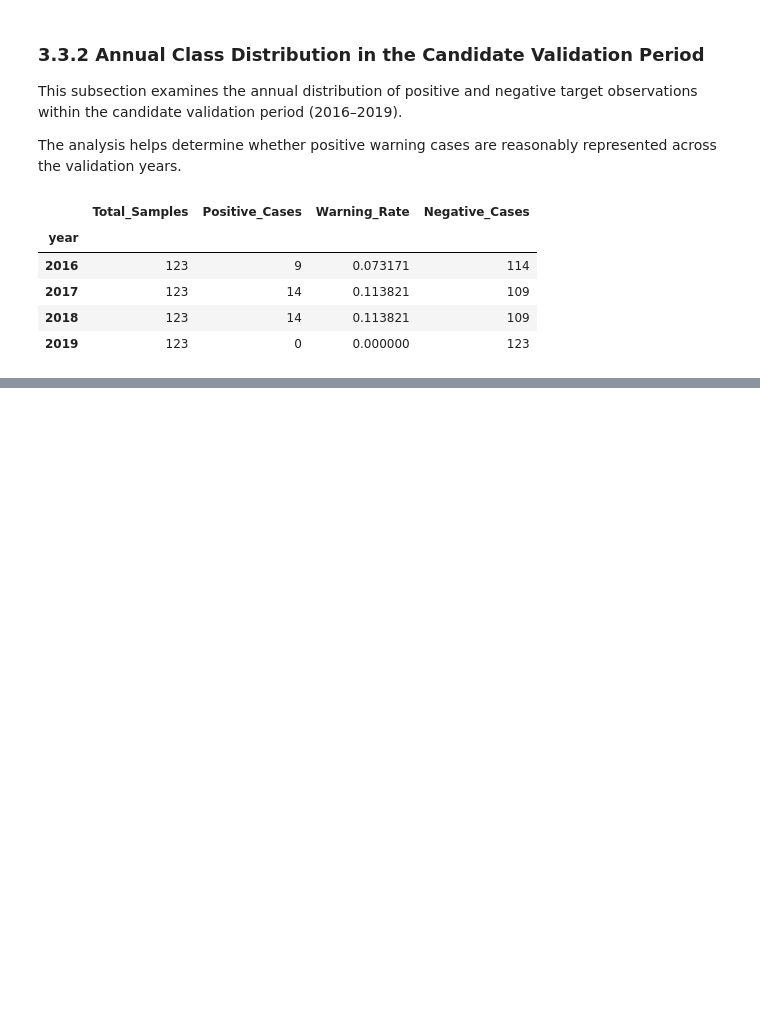
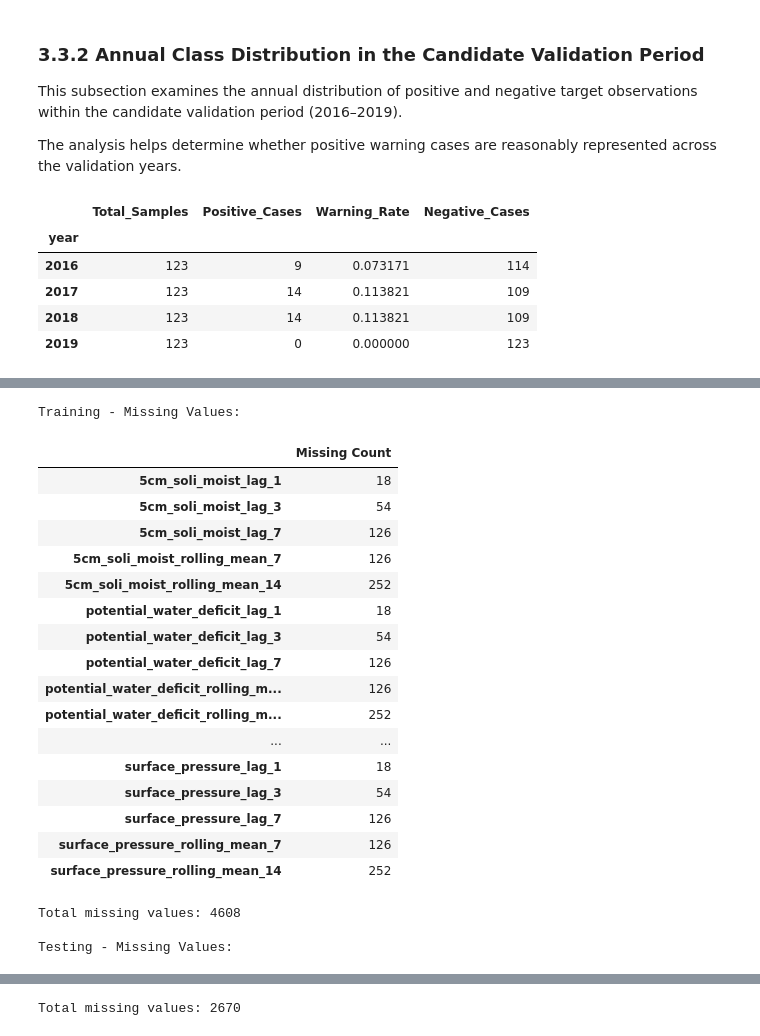
Before and after one commit to MosabOs/Dry-Spell-Prediction-ML, a Jupyter notebook: notebooks/03_data_preprocessing.ipynb, the cells around one changed output, grey strips where cells are left out. Saved outputs shown, nothing was run; the diff lists cells and outputs as text; code cells hidden in the pictures; blank space fills up the shorter version.

```diff
--- a/notebooks/03_data_preprocessing.ipynb
+++ b/notebooks/03_data_preprocessing.ipynb
@@ -338,0 +518,30 @@ display(annual_validation_summary)
+# %%
+# Core climate features available in our dataset
+core_features = [
+    "5cm_soli_moist",
+    "potential_water_deficit",
+    "vapor_pressure_deficit",
+    "2m_temp",
+    "max_temp",
+    "mean_dew_point_temp",
+    "sea_level_pressure",
+    "surface_pressure"
+]
+
+# Apply temporal feature engineering
+train_engineered = add_lag_and_rolling_features(
+    train_merged,
+    core_features
+)
+
+test_engineered = add_lag_and_rolling_features(
+    test_merged,
+    core_features
+)
+
+# Display dataset dimensions
+print("Original training shape:", train_merged.shape)
+print("Engineered training shape:", train_engineered.shape)
+
+print("\nOriginal testing shape:", test_merged.shape)
+print("Engineered testing shape:", test_engineered.shape)
@@ -338,0 +571,36 @@ display(annual_validation_summary)
+# %%
+# Identify missing values in engineered datasets
+for name, df in {
+    "Training": train_engineered,
+    "Testing": test_engineered
+}.items():
+
+    missing_summary = df.isnull().sum()
+    missing_summary = missing_summary[missing_summary > 0]
+
+    print(f"\n{name} - Missing Values:")
+    display(missing_summary.to_frame("Missing Count"))
+
+    print("Total missing values:", df.isnull().sum().sum())
+# %% [output]
+Training - Missing Values:
+|  | Missing Count |
+| 5cm_soli_moist_lag_1 | 18 |
+| 5cm_soli_moist_lag_3 | 54 |
+| 5cm_soli_moist_lag_7 | 126 |
+| 5cm_soli_moist_rolling_mean_7 | 126 |
+| 5cm_soli_moist_rolling_mean_14 | 252 |
+| potential_water_deficit_lag_1 | 18 |
+| potential_water_deficit_lag_3 | 54 |
+| potential_water_deficit_lag_7 | 126 |
+| potential_water_deficit_rolling_m... | 126 |
+| potential_water_deficit_rolling_m... | 252 |
+| ... | ... |
+| surface_pressure_lag_1 | 18 |
+| surface_pressure_lag_3 | 54 |
+| surface_pressure_lag_7 | 126 |
+| surface_pressure_rolling_mean_7 | 126 |
+| surface_pressure_rolling_mean_14 | 252 |
+Total missing values: 4608
+
+Testing - Missing Values:
@@ -338,0 +624 @@ display(annual_validation_summary)
+Total missing values: 2670
```
Also changed, not shown: parts of 20 cells of this notebook, 1 other file.
